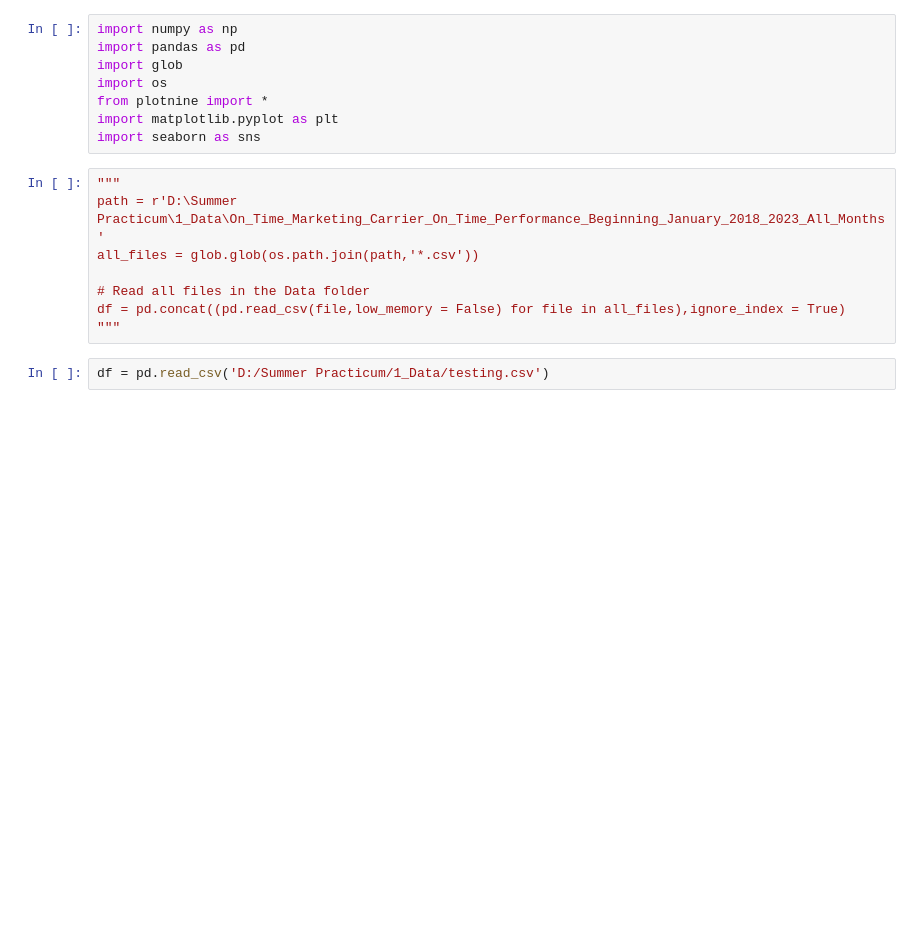
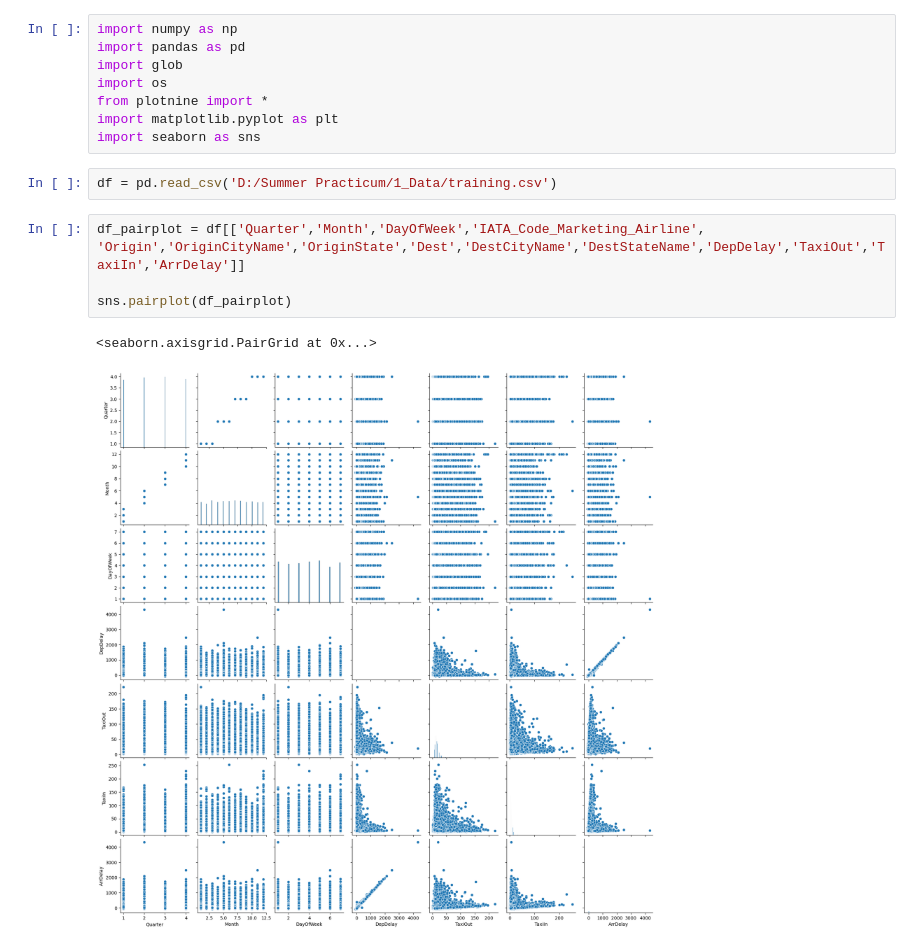
Before and after one commit to irene-zh/Summer-Practicum-25, a Jupyter notebook: 2_Code/irenes_exploratory_data_analysis.ipynb, the cells around one changed output. Cells and saved outputs as stored; diff of their text form; blank space fills up the shorter version.

```diff
--- a/2_Code/irenes_exploratory_data_analysis.ipynb
+++ b/2_Code/irenes_exploratory_data_analysis.ipynb
@@ -6,13 +6,12 @@ import os
 from plotnine import *
 import matplotlib.pyplot as plt
 import seaborn as sns
-# %%
-"""
-path = r'D:\Summer Practicum\1_Data\On_Time_Marketing_Carrier_On_Time_Performance_Beginning_January_2018_2023_All_Months'
-all_files = glob.glob(os.path.join(path,'*.csv'))
-
-# Read all files in the Data folder
-df = pd.concat((pd.read_csv(file,low_memory = False) for file in all_files),ignore_index = True)
-"""
 # %%
-df = pd.read_csv('D:/Summer Practicum/1_Data/testing.csv')
+df = pd.read_csv('D:/Summer Practicum/1_Data/training.csv')
+# %%
+df_pairplot = df[['Quarter','Month','DayOfWeek','IATA_Code_Marketing_Airline', 'Origin','OriginCityName','OriginState','Dest','DestCityName','DestStateName','DepDelay','TaxiOut','TaxiIn','ArrDelay']]
+
+sns.pairplot(df_pairplot)
+# %% [output]
+<seaborn.axisgrid.PairGrid at 0x...>
+[figure, added]
```
Also changed, not shown: parts of 9 cells of this notebook, 17 other files.
